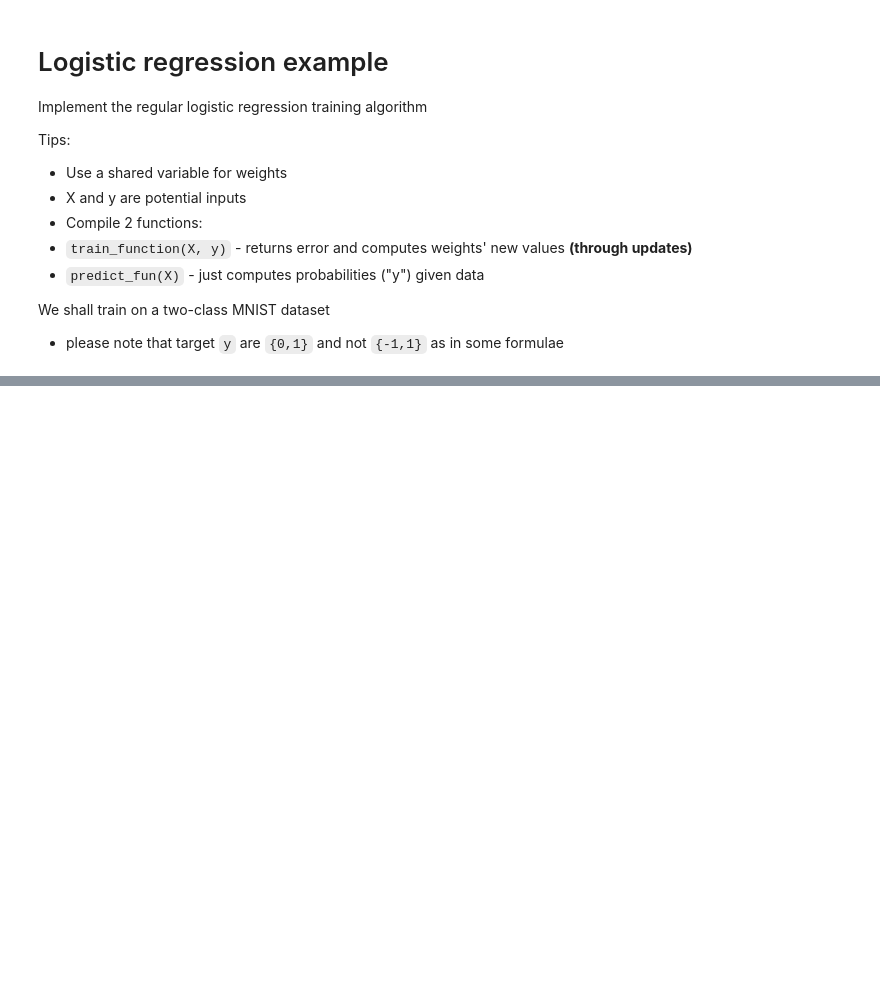
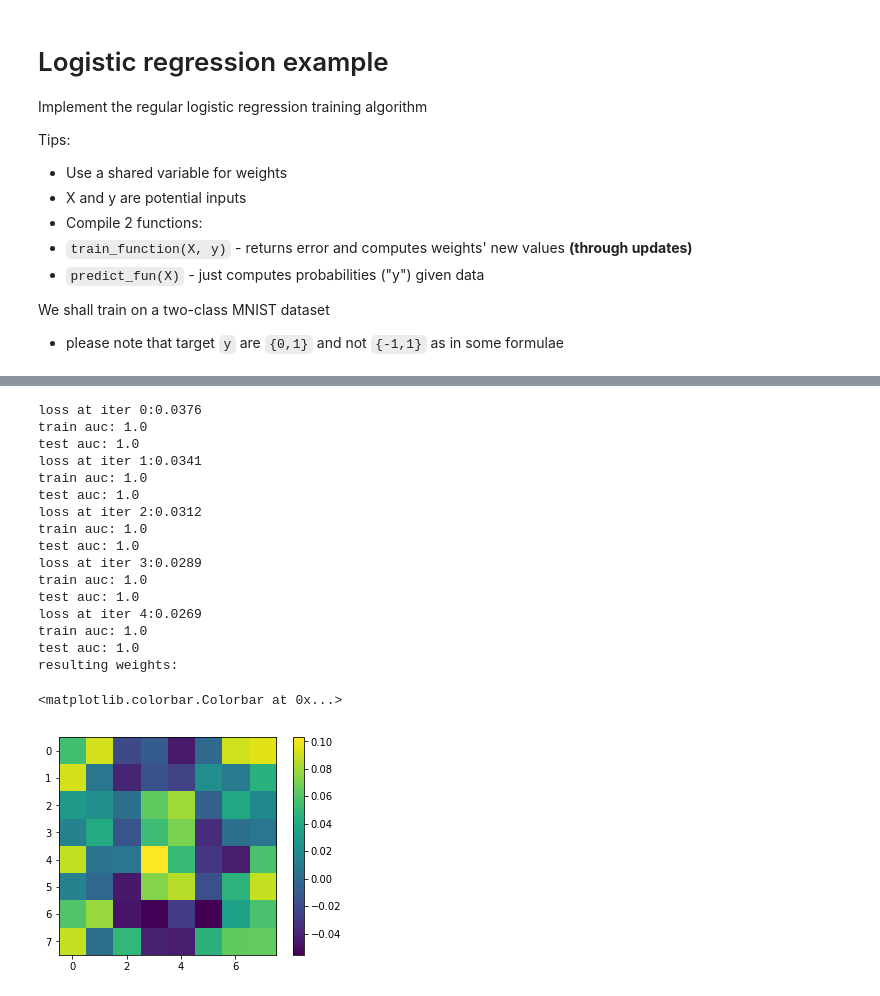
Before and after one commit to deeppavlov/deep-nlp-seminars, a Jupyter notebook: seminar_01/intro.ipynb, the cells around one changed output, grey strips where cells are left out. Drawn from its saved outputs; the diff is of its cells as text; code cells hidden in the pictures; blank space fills up the shorter version.

```diff
--- a/seminar_01/intro.ipynb
+++ b/seminar_01/intro.ipynb
@@ -334,19 +354,53 @@ predict_function = <compile function that takes X and computes probabilities of
+# %%
+# inputs and shareds
+weights = tf.Variable(np.random.rand(64)/10)
+s.run(weights.initializer)
+input_X = tf.placeholder('float64', [None,64], name="xval")
+input_y = tf.placeholder('float64', [None], name="yval")
+# %%
+predicted_y = tf.sigmoid(tf.reduce_sum(input_X * weights, 1))
+loss = tf.reduce_mean(-(input_y * tf.log(predicted_y) + (1 - input_y) * tf.log(1 - predicted_y)))
+optimizer = tf.train.GradientDescentOptimizer(0.01).minimize(loss)
+# %%
+def train(X, y):
+    l = loss.eval({input_X:X, input_y:y})
+    optimizer.run(feed_dict={input_X:X, input_y:y})
+    return l
+train_function = train
+predict_function = lambda X: predicted_y.eval({input_X:X})
 # %%
 from sklearn.model_selection import train_test_split
 X_train, X_test, y_train, y_test = train_test_split(X, y)
 # %%
 from sklearn.metrics import roc_auc_score
 
 for i in range(5):
-    <run optimizer operation>
-    loss_i = <compute loss at iteration i>
-
+    loss_i = train_function(X, y)
     print("loss at iter %i:%.4f" % (i, loss_i))
 
     print("train auc:",roc_auc_score(y_train, predict_function(X_train)))
     print("test auc:",roc_auc_score(y_test, predict_function(X_test)))
 
 
 print ("resulting weights:")
+plt.imshow(weights.eval().reshape([8,8]))
 plt.colorbar()
-plt.imshow(weights.eval().reshape([8,8]))
+# %% [output]
+loss at iter 0:0.0376
+train auc: 1.0
+test auc: 1.0
+loss at iter 1:0.0341
+train auc: 1.0
+test auc: 1.0
+loss at iter 2:0.0312
+train auc: 1.0
+test auc: 1.0
+loss at iter 3:0.0289
+train auc: 1.0
+test auc: 1.0
+loss at iter 4:0.0269
+train auc: 1.0
+test auc: 1.0
+resulting weights:
+<matplotlib.colorbar.Colorbar at 0x...>
+[figure, added]
```
Also changed, not shown: parts of 21 cells of this notebook.
